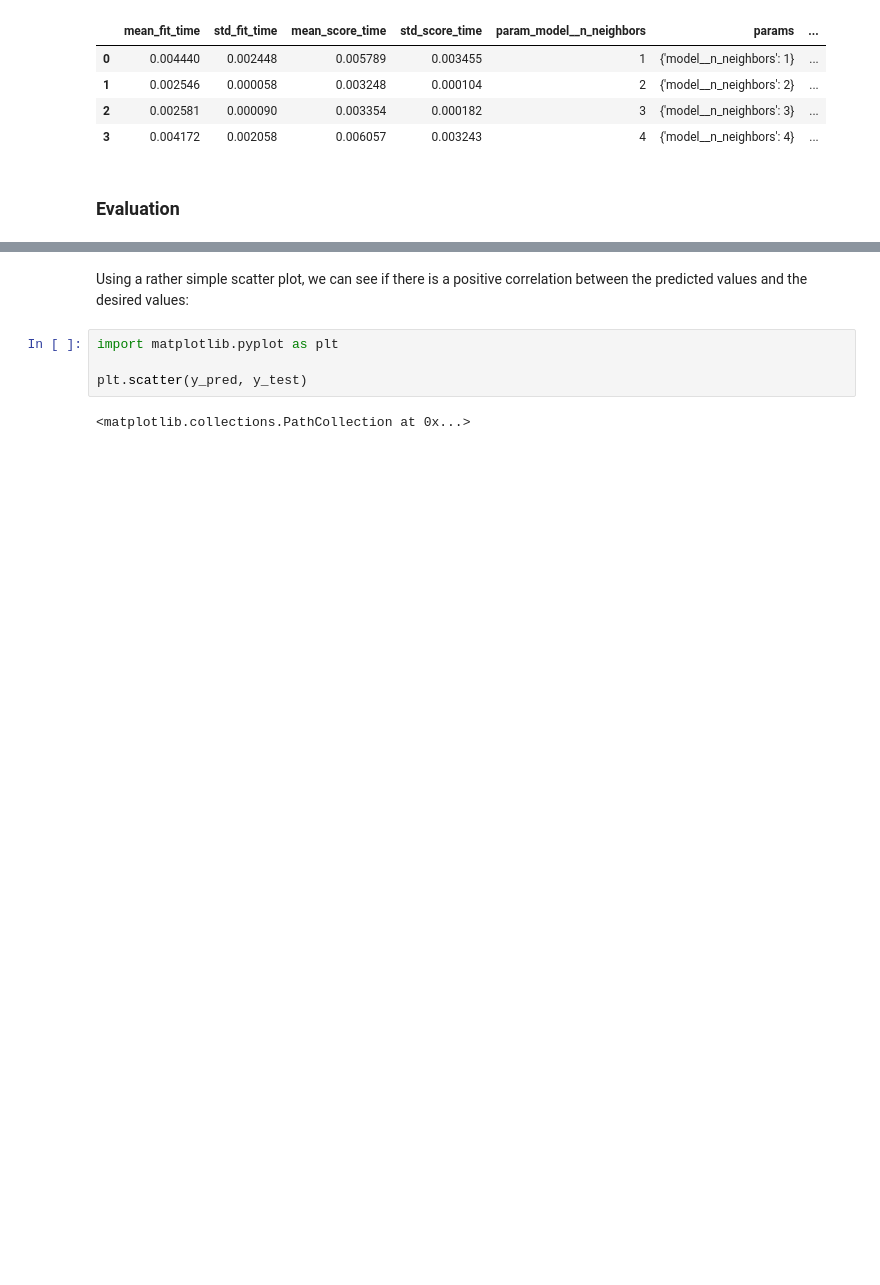
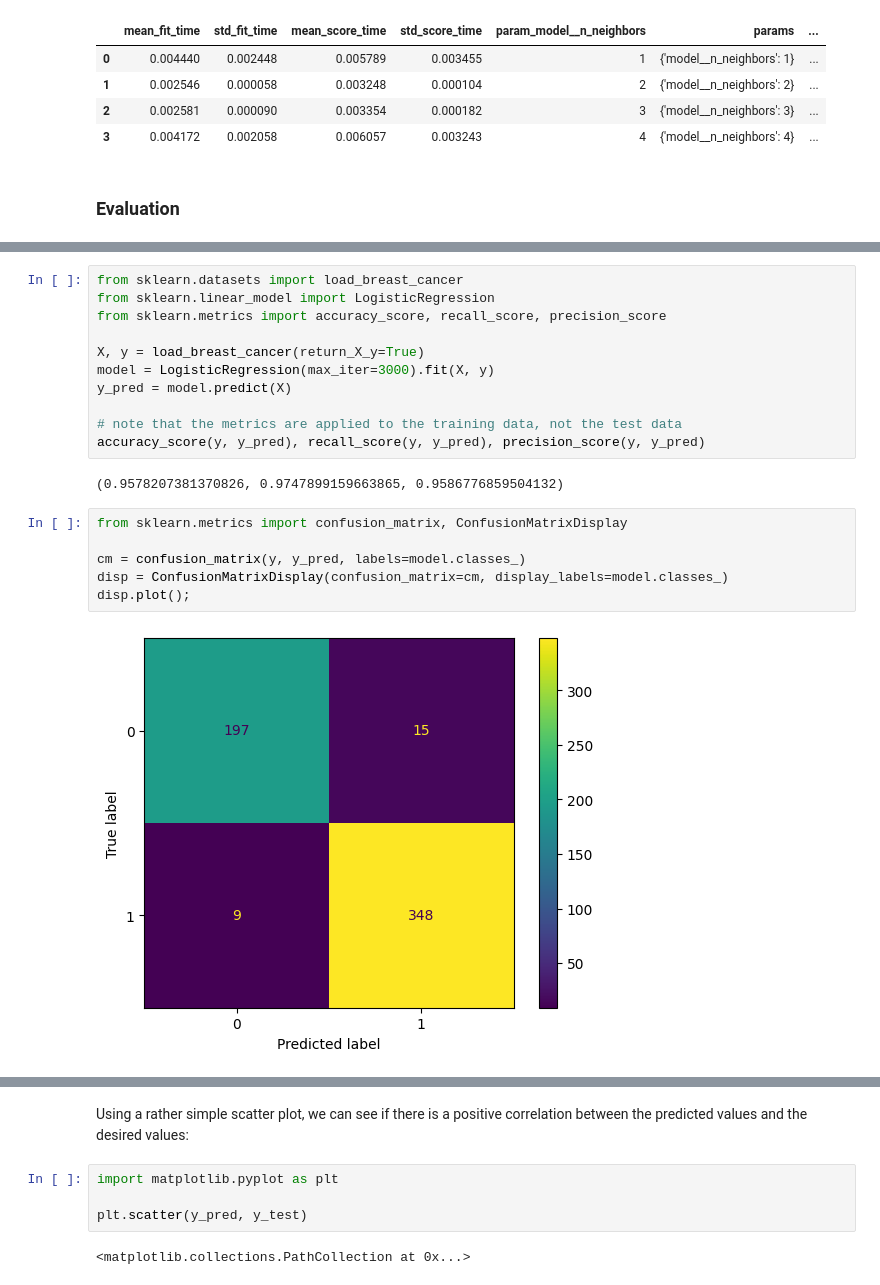
Before and after one commit to tabaraei/Data-Science-Toolkit, a Jupyter notebook: Scikit-Learn.ipynb, the cells around one changed output, grey strips where cells are left out. Cells and saved outputs as stored; diff of their text form; blank space fills up the shorter version.

```diff
--- a/Scikit-Learn.ipynb
+++ b/Scikit-Learn.ipynb
@@ -314,0 +324,21 @@ pd.DataFrame(model.cv_results_)
+# %%
+from sklearn.datasets import load_breast_cancer
+from sklearn.linear_model import LogisticRegression
+from sklearn.metrics import accuracy_score, recall_score, precision_score
+
+X, y = load_breast_cancer(return_X_y=True)
+model = LogisticRegression(max_iter=3000).fit(X, y)
+y_pred = model.predict(X)
+
+# note that the metrics are applied to the training data, not the test data
+accuracy_score(y, y_pred), recall_score(y, y_pred), precision_score(y, y_pred)
+# %% [output]
+(0.9578207381370826, 0.9747899159663865, 0.9586776859504132)
+# %%
+from sklearn.metrics import confusion_matrix, ConfusionMatrixDisplay
+
+cm = confusion_matrix(y, y_pred, labels=model.classes_)
+disp = ConfusionMatrixDisplay(confusion_matrix=cm, display_labels=model.classes_)
+disp.plot();
+# %% [output]
+[figure, added]
```
Also changed, not shown: parts of 10 cells of this notebook.
